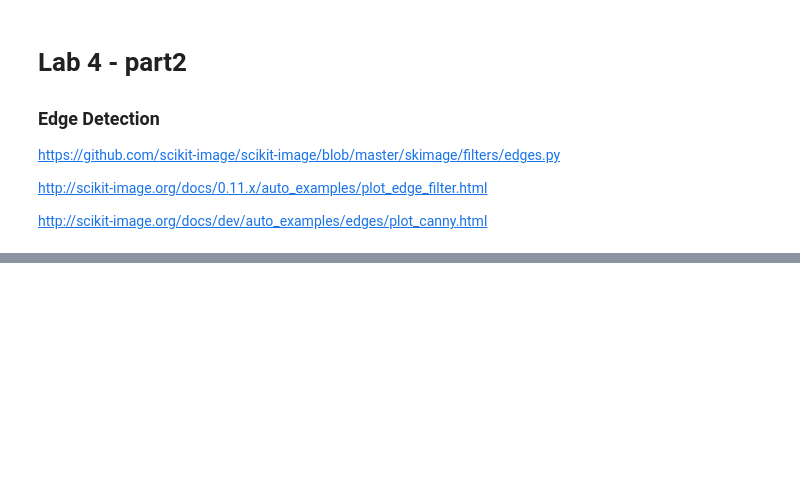
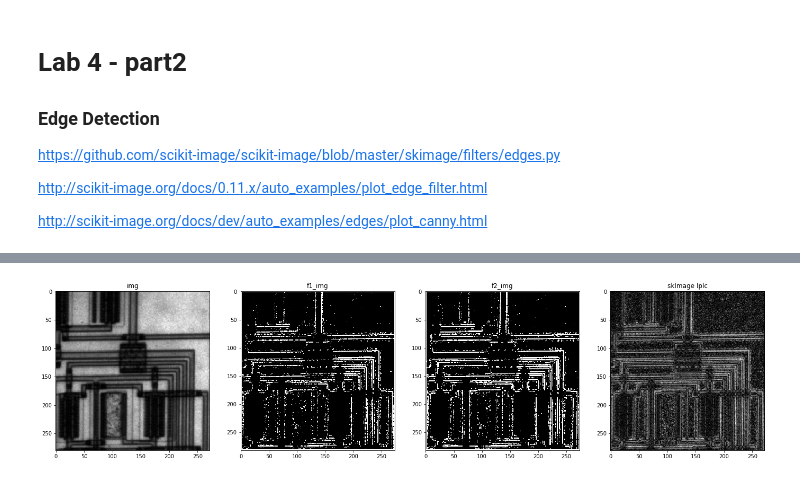
Before and after one commit to BelalElhossany/ImageProcessing, a Jupyter notebook: Lab_Edge_Detection_STD/Lab_Edge_Detection_STD/Lab_Edge_Detection_STD.ipynb, the cells around one changed output, grey strips where cells are left out. Cells and saved outputs as stored; diff of their text form; code cells hidden in the pictures; blank space fills up the shorter version.

```diff
--- a/Lab_Edge_Detection_STD/Lab_Edge_Detection_STD/Lab_Edge_Detection_STD.ipynb
+++ b/Lab_Edge_Detection_STD/Lab_Edge_Detection_STD/Lab_Edge_Detection_STD.ipynb
@@ -108,0 +114,38 @@ Optional
+# %%
+# 3. Custom LoG
+thres= 20
+#/home/belal/Downloads/untitled.png
+img = io.imread('circuit.tif',as_gray=True)
+filtered_img=gaussian(image=img,sigma=1)
+filtered_img=np.array(filtered_img*255,dtype= np.uint8)
+
+f1=np.array([
+    [ 0, 1, 0],
+    [ 1,-4, 1],
+    [ 0, 1, 0]
+])
+f2=np.array([
+    [-1,-1,-1],
+    [-1, 8,-1],
+    [-1,-1,-1]
+])
+f1_img=convolve2d(filtered_img,f1)
+f2_img=convolve2d(filtered_img,f2)
+
+f1_img=np.abs(f1_img)
+vec_f1_img=np.reshape(f1_img,(f1_img.shape[0]*f1_img.shape[1],1))
+vec_f1_img[vec_f1_img>9]=255
+vec_f1_img[vec_f1_img<9]=0
+f1_img=np.reshape(vec_f1_img,(f1_img.shape[0],f1_img.shape[1]))
+
+f2_img=np.abs(f2_img)
+vec_f2_img=np.reshape(f2_img,(f2_img.shape[0]*f2_img.shape[1],1))
+vec_f2_img[vec_f2_img>25]=255
+vec_f2_img[vec_f2_img<25]=0
+f2_img=np.reshape(vec_f2_img,(f2_img.shape[0],f2_img.shape[1]))
+
+lplc = laplace(filtered_img,5)
+
+show_images( [img, f1_img,f2_img,np.abs(lplc)],['img', 'f1_img','f2_img','skImage lplc'])
+# %% [output]
+[figure, added]
```
Also changed, not shown: parts of 6 cells of this notebook, 1 other file.
